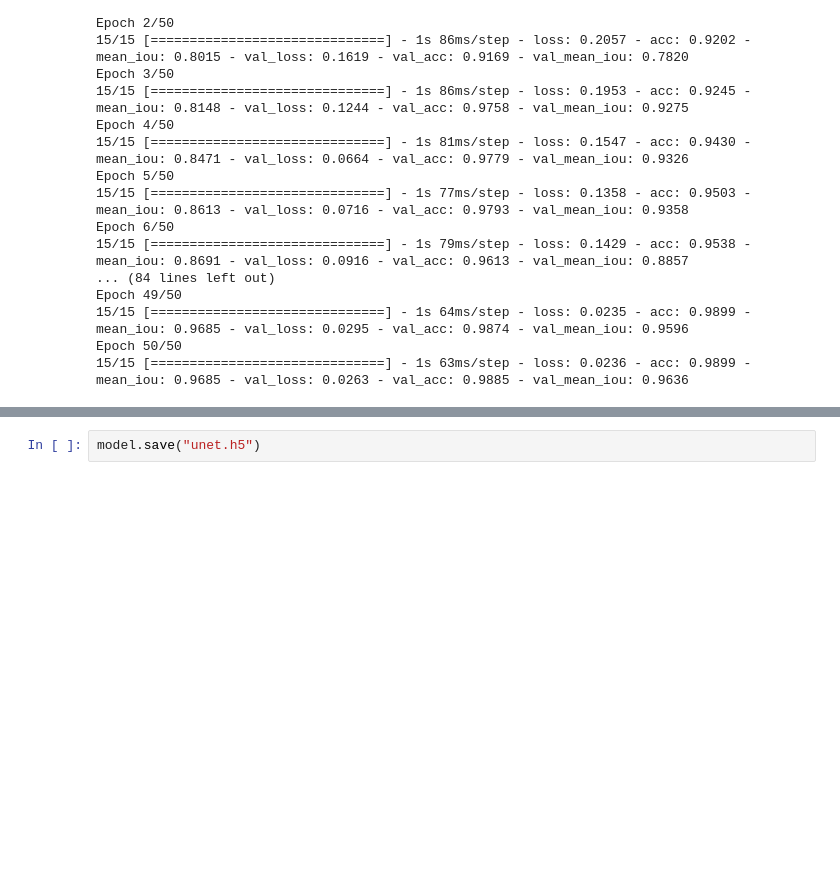
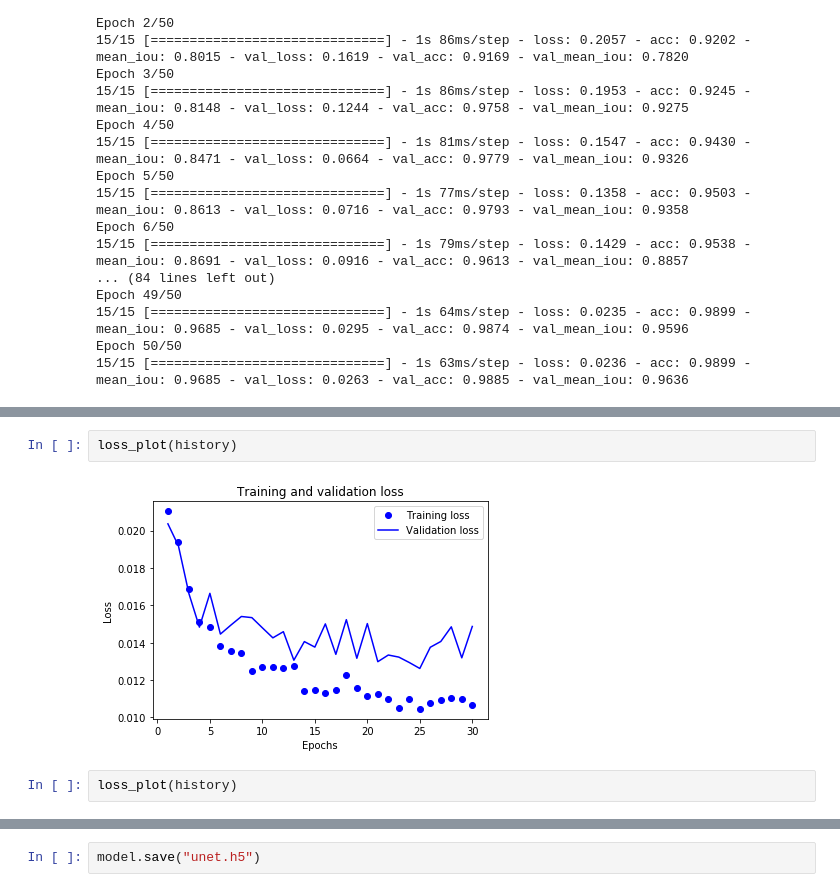
Before and after one commit to howard-scu/experimental_field_codebase, a Jupyter notebook: U-Net.ipynb, the cells around one changed output, grey strips where cells are left out. Saved outputs shown, nothing was run; the diff lists cells and outputs as text; blank space fills up the shorter version.

```diff
--- a/U-Net.ipynb
+++ b/U-Net.ipynb
@@ -273,3 +335,9 @@ def miou_plot(history):
+# %%
+loss_plot(history)
+# %% [output]
+[figure, added]
+# %%
+loss_plot(history)
 # %%
 miou_plot(history)
 # %% [output]
```
Also changed, not shown: parts of 6 cells of this notebook.
